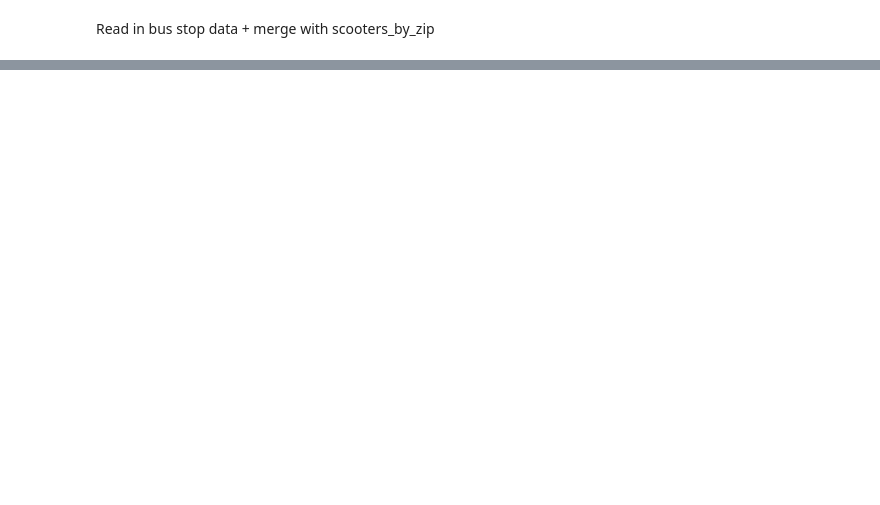
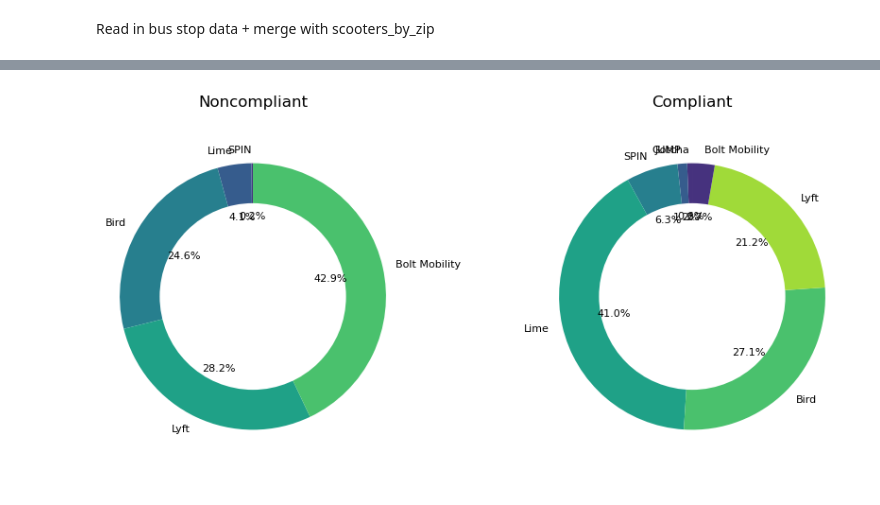
Before and after one commit to elisianguyen/nashville_scooters, a Jupyter notebook: notebooks/scooters_project.ipynb, the cells around one changed output, grey strips where cells are left out. Cells and saved outputs as stored; diff of their text form; code cells hidden in the pictures; blank space fills up the shorter version.

```diff
--- a/notebooks/scooters_project.ipynb
+++ b/notebooks/scooters_project.ipynb
@@ -539,0 +484,7 @@ cleaned_trips.head()
+# %%
+compliant = compliance_data_new.drop('noncompliant', axis=1)
+print(compliant)
+
+noncompliant = compliance_data_new.drop('compliant', axis=1)
+noncompliant = noncompliant[noncompliant['noncompliant']>0]
+print(noncompliant)
@@ -539,0 +506,43 @@ cleaned_trips.head()
+# %%
+# Create a figure with 1 row and 2 columns of subplots
+fig, axs = plt.subplots(1, 2, figsize=(10, 5))
+
+
+# Compliant Donut
+# Extract Data
+compliant_data = {
+    'companyname': compliant['companyname'],
+    'value': compliant['compliant']
+}
+# Create a pie chart on second subplot
+axs[1].pie(compliant_data['value'], labels=compliant_data['companyname'], autopct='%1.1f%%', startangle=90, wedgeprops=dict(width=0.4), textprops={'fontsize': 8})
+
+# Add white circle
+axs[1].add_artist(plt.Circle((0, 0), 0.70, fc='white'))
+
+# Set title & axis
+axs[1].set_title('Compliant', fontsize=12)
+axs[1].axis('equal')
+
+# Non-Compliant Donut Chart
+# Extract Data
+non_compliant_data = {
+    'companyname': noncompliant['companyname'],
+    'value': noncompliant['noncompliant']
+}
+# Create Pie chart for first subplot - set autopct
+axs[0].pie(non_compliant_data['value'], labels=non_compliant_data['companyname'], autopct='%1.1f%%', startangle=90, wedgeprops=dict(width=0.4), textprops={'fontsize': 8})
+
+# Add circle
+axs[0].add_artist(plt.Circle((0, 0), 0.70, fc='white'))
+
+# Set title & axis
+axs[0].set_title('Noncompliant', fontsize=12)
+axs[0].axis('equal')
+
+# Adjust spacing
+plt.subplots_adjust(wspace=0.5)
+
+plt.show()
+# %% [output]
+[figure, added]
```
Also changed, not shown: parts of 54 cells of this notebook, 6 other files.
